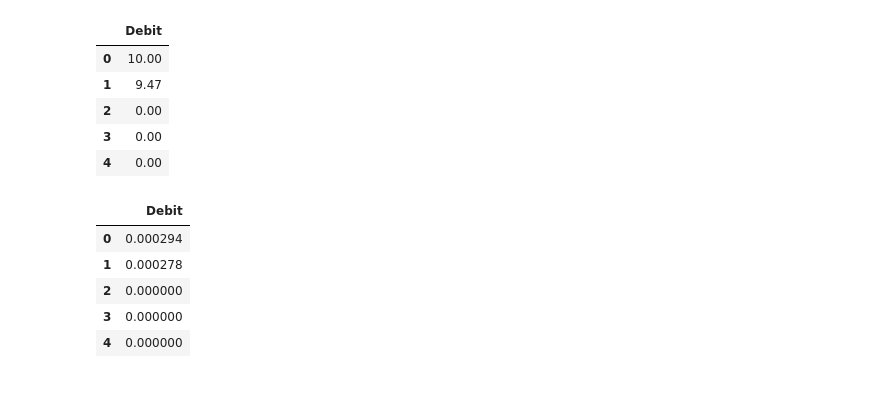
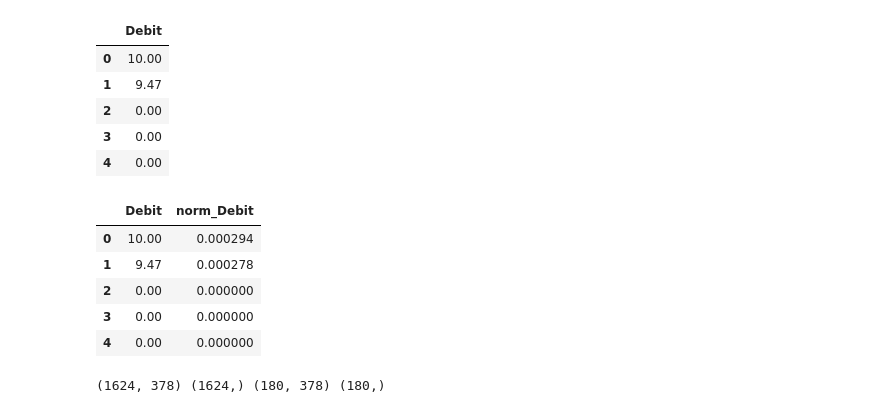
Before and after one commit to EZ-Walk/Expense-forcasting, a Jupyter notebook: data.ipynb, the cells around one changed output. Cells and saved outputs as stored; diff of their text form; code cells hidden in the pictures.

```diff
--- a/data.ipynb
+++ b/data.ipynb
@@ -91,14 +119,14 @@ df.head()
 # %%
 # Normalize the data
 scaler = MinMaxScaler(feature_range=(0, 1))
-df['Debit'] = scaler.fit_transform(df['Debit'].values.reshape(-1,1))
+df['norm_Debit'] = scaler.fit_transform(df['Debit'].values.reshape(-1,1))
 df.head()
 # %% [output]
-|  | Debit |
-| 0 | 0.000294 |
-| 1 | 0.000278 |
-| 2 | 0.000000 |
-| 3 | 0.000000 |
-| 4 | 0.000000 |
+|  | Debit | norm_Debit |
+| 0 | 10.00 | 0.000294 |
+| 1 | 9.47 | 0.000278 |
+| 2 | 0.00 | 0.000000 |
+| 3 | 0.00 | 0.000000 |
+| 4 | 0.00 | 0.000000 |
 # %%
 # Transform the data into sequences
@@ -115,3 +143,6 @@ x_train = result[:int(train_size), :-1]
 y_train = result[:int(train_size), -1]
 x_test = result[int(train_size):, :-1]
 y_test = result[int(train_size):, -1]
+print(x_train.shape, y_train.shape, x_test.shape, y_test.shape)
+# %% [output]
+(1624, 378) (1624,) (180, 378) (180,)
```
Also changed, not shown: parts of 8 cells of this notebook, 8 other files.
